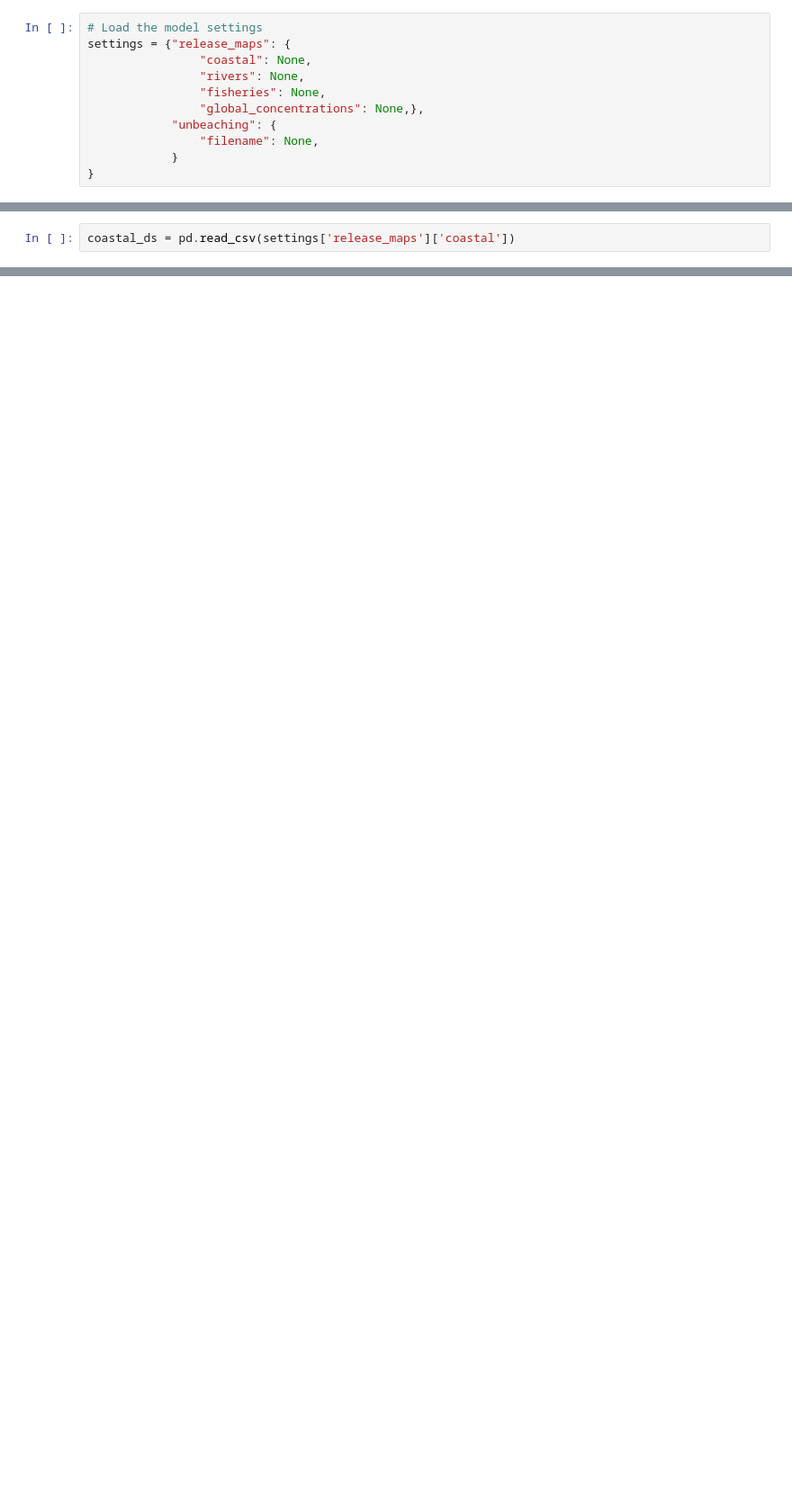
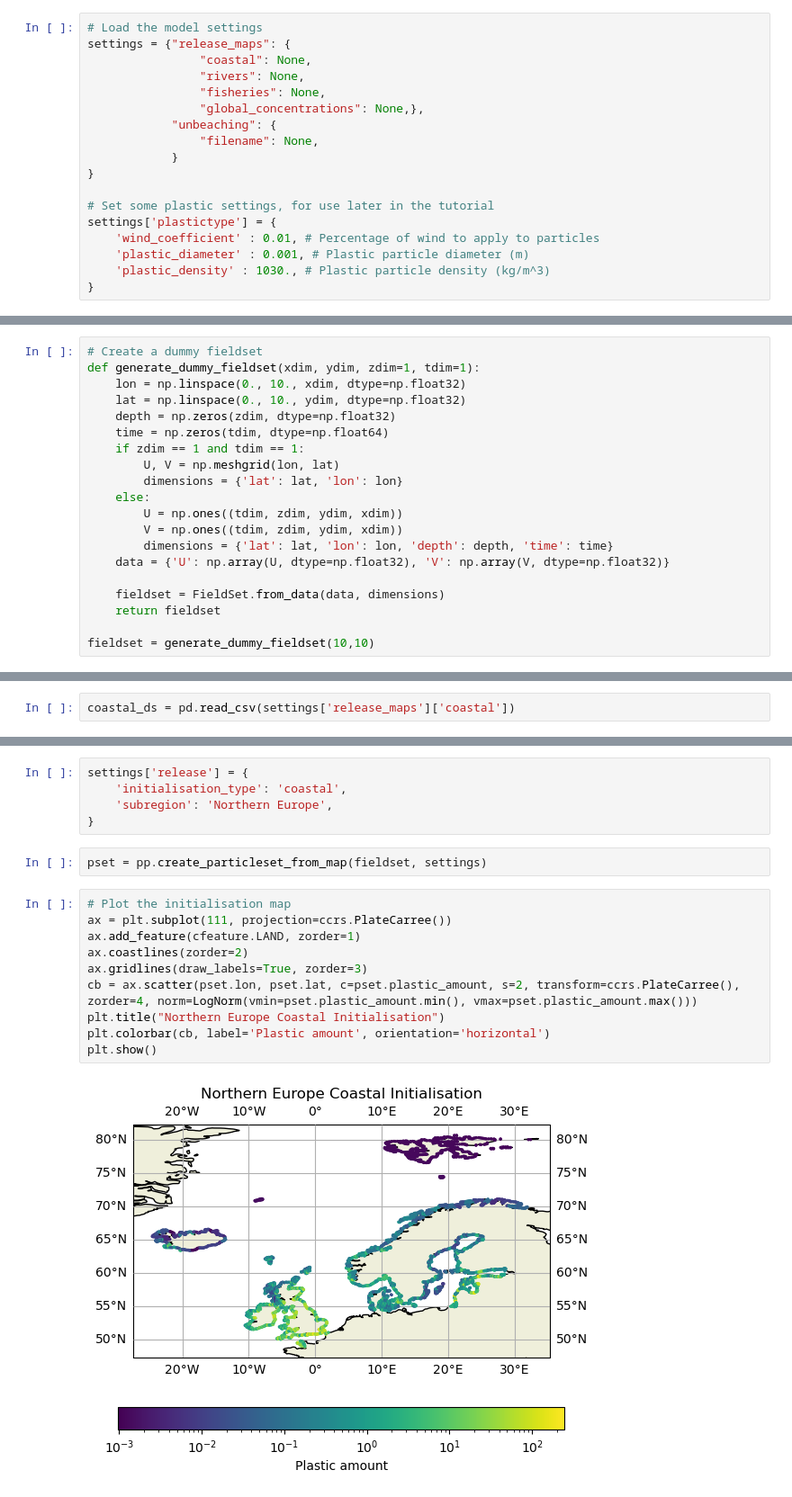
Before and after one commit to OceanParcels/plasticparcels, a Jupyter notebook: docs/examples/example_initialisation_maps.ipynb, the cells around one changed output, grey strips where cells are left out. Shown: that part at 90% size. Cells and saved outputs as stored; diff of their text form; blank space fills up the shorter version.

Commit message:
Initialisation map tutorial updates - almost complete. Need to clean up and add the global concentration maps examples

```diff
--- a/docs/examples/example_initialisation_maps.ipynb
+++ b/docs/examples/example_initialisation_maps.ipynb
@@ -26,8 +30,35 @@ settings = {"release_maps": {
                 "filename": None,
             }
 }
+
+# Set some plastic settings, for use later in the tutorial
+settings['plastictype'] = {
+    'wind_coefficient' : 0.01, # Percentage of wind to apply to particles
+    'plastic_diameter' : 0.001, # Plastic particle diameter (m)
+    'plastic_density' : 1030., # Plastic particle density (kg/m^3)
+}
 # %%
 # Download the mask and release data
 settings = pp.utils.download_plasticparcels_dataset('NEMO0083', settings, 'input_data')
+# %%
+# Create a dummy fieldset
+def generate_dummy_fieldset(xdim, ydim, zdim=1, tdim=1):
+    lon = np.linspace(0., 10., xdim, dtype=np.float32)
+    lat = np.linspace(0., 10., ydim, dtype=np.float32)
+    depth = np.zeros(zdim, dtype=np.float32)
+    time = np.zeros(tdim, dtype=np.float64)
+    if zdim == 1 and tdim == 1:
+        U, V = np.meshgrid(lon, lat)
+        dimensions = {'lat': lat, 'lon': lon}
+    else:
+        U = np.ones((tdim, zdim, ydim, xdim))
+        V = np.ones((tdim, zdim, ydim, xdim))
+        dimensions = {'lat': lat, 'lon': lon, 'depth': depth, 'time': time}
+    data = {'U': np.array(U, dtype=np.float32), 'V': np.array(V, dtype=np.float32)}
+
+    fieldset = FieldSet.from_data(data, dimensions)
+    return fieldset
+
+fieldset = generate_dummy_fieldset(10,10)
 # %% [markdown]
 ## Explore the `coastal` initialisation map
@@ -36,0 +115,19 @@ coastal_ds = pd.read_csv(settings['release_maps']['coastal'])
+# %%
+settings['release'] = {
+    'initialisation_type': 'coastal',
+    'subregion': 'Northern Europe',
+}
+# %%
+pset = pp.create_particleset_from_map(fieldset, settings)
+# %%
+# Plot the initialisation map
+ax = plt.subplot(111, projection=ccrs.PlateCarree())
+ax.add_feature(cfeature.LAND, zorder=1)
+ax.coastlines(zorder=2)
+ax.gridlines(draw_labels=True, zorder=3)
+cb = ax.scatter(pset.lon, pset.lat, c=pset.plastic_amount, s=2, transform=ccrs.PlateCarree(), zorder=4, norm=LogNorm(vmin=pset.plastic_amount.min(), vmax=pset.plastic_amount.max()))
+plt.title("Northern Europe Coastal Initialisation")
+plt.colorbar(cb, label='Plastic amount', orientation='horizontal')
+plt.show()
+# %% [output]
+[figure, added]
```
Also changed, not shown: parts of 25 cells of this notebook.
